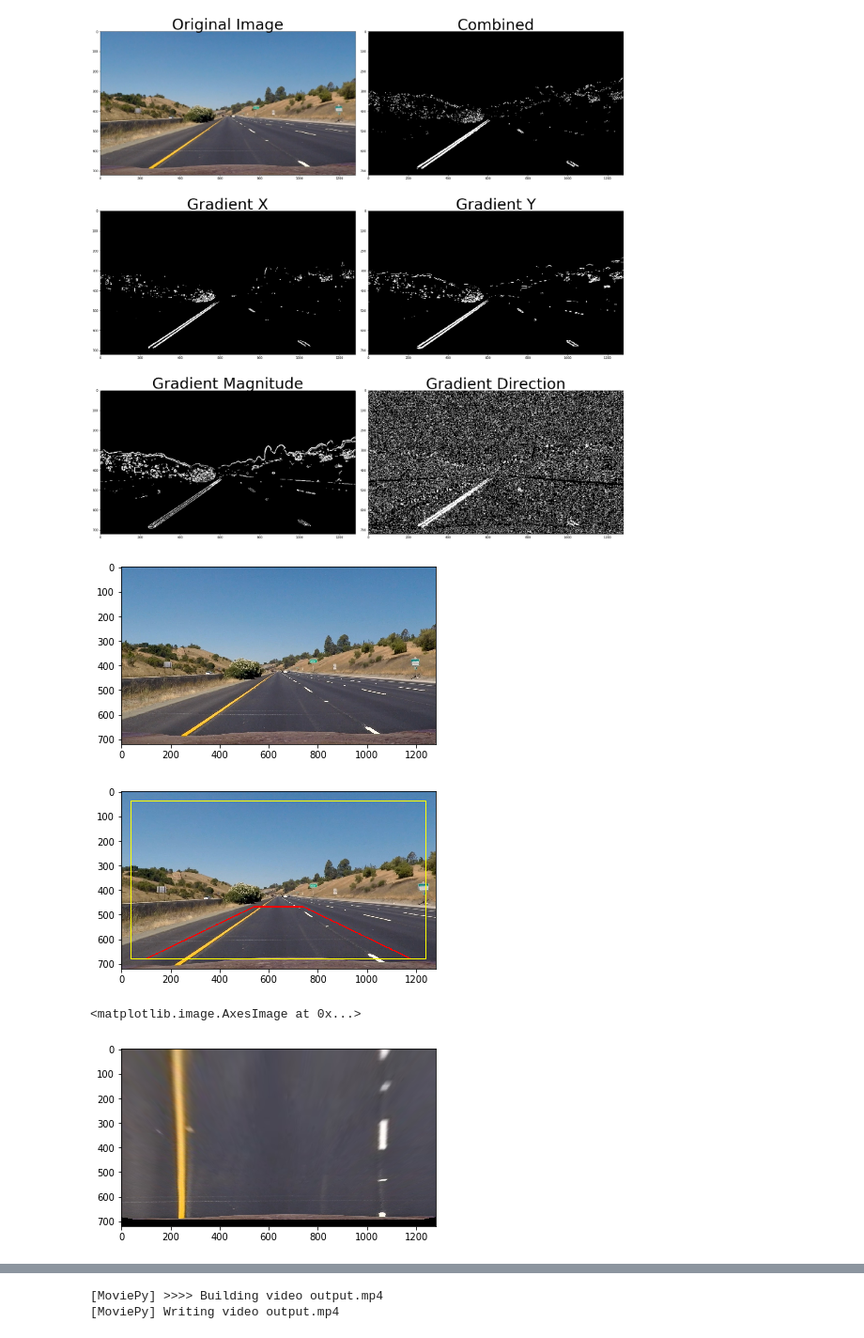
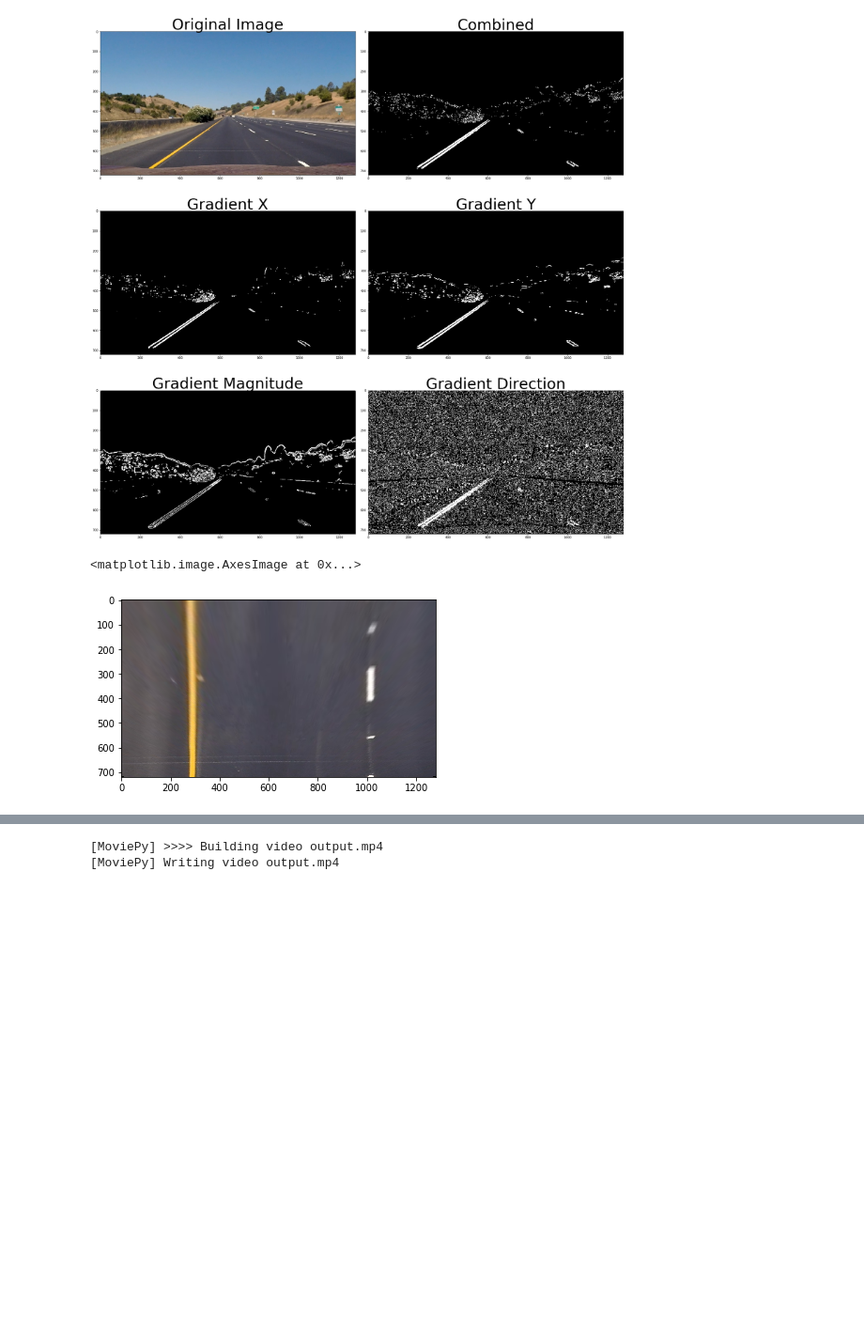
Before and after one commit to daixiaogang/CarND-Advanced-Lane-Lines, a Jupyter notebook: Notebook.ipynb, the cells around one changed output, grey strips where cells are left out. Shown at 94% size. Drawn from its saved outputs; the diff is of its cells as text; code cells hidden in the pictures; blank space fills up the shorter version.

```diff
--- a/Notebook.ipynb
+++ b/Notebook.ipynb
@@ -237,32 +237,31 @@ def drawQuad(image, points, color=[255, 0, 0], thickness=4):
     cv2.line(image, tuple(p3), tuple(p4), color, thickness)
     cv2.line(image, tuple(p4), tuple(p1), color, thickness)
 # %%
-def perspective_transform(image, spacing=100, buff=50):
+def perspective_transform(image, debug=False, size_top=70, size_bottom=370):
     height, width = image.shape[0:2]
+    output_size = height/2
 
-    src = np.float32([[(width/2) - spacing, height*0.65], [(width/2) + spacing, height*0.65], [width-spacing, height-buff], [spacing, height-buff]])
-    dst = np.float32([[buff, buff], [width-buff, buff], [width-buff, height-buff], [buff, height-buff]])
+    src = np.float32([[(width/2) - size_top, height*0.65], [(width/2) + size_top, height*0.65], [(width/2) + size_bottom, height-50], [(width/2) - size_bottom, height-50]])
+    dst = np.float32([[(width/2) - output_size, (height/2) - output_size], [(width/2) + output_size, (height/2) - output_size], [(width/2) + output_size, (height/2) + output_size], [(width/2) - output_size, (height/2) + output_size]])
 
     M = cv2.getPerspectiveTransform(src, dst)
-    return cv2.warpPerspective(image, M, (width, height), flags=cv2.INTER_LINEAR)
+    warped = cv2.warpPerspective(image, M, (width, height), flags=cv2.INTER_LINEAR)
+
+    if debug:
+        drawQuad(image, src, [255, 0, 0])
+        drawQuad(image, dst, [255, 255, 0])
+        plt.imshow(image)
+        plt.show()
+
+    return warped
 # %%
 image_raw = mpimg.imread('test_images/straight_lines1.jpg')
-# image = mpimg.imread('signs_vehicles_xygrad.png')
+# image_raw = mpimg.imread('signs_vehicles_xygrad.png')
 
-image = undistort_image(image_raw)
-warped = perspective_transform(image)
+warped = perspective_transform(undistort_image(image_raw))
 
-drawQuad(image, src, [255, 0, 0])
-drawQuad(image, dst, [255, 255, 0])
-
-plt.imshow(image_raw)
-plt.show()
-plt.imshow(image)
-plt.show()
 plt.imshow(warped)
 # %% [output]
+<matplotlib.image.AxesImage at 0x...>
-[figure, old version]
+[figure, new version]
-[figure, removed]
-<matplotlib.image.AxesImage at 0x...>
-[figure, removed]
 # %%
```
Also changed, not shown: parts of 1 cell of this notebook.
